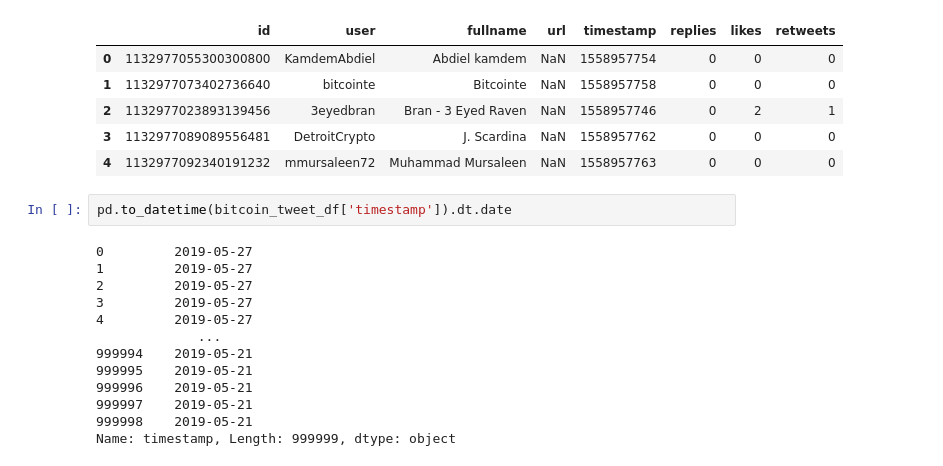
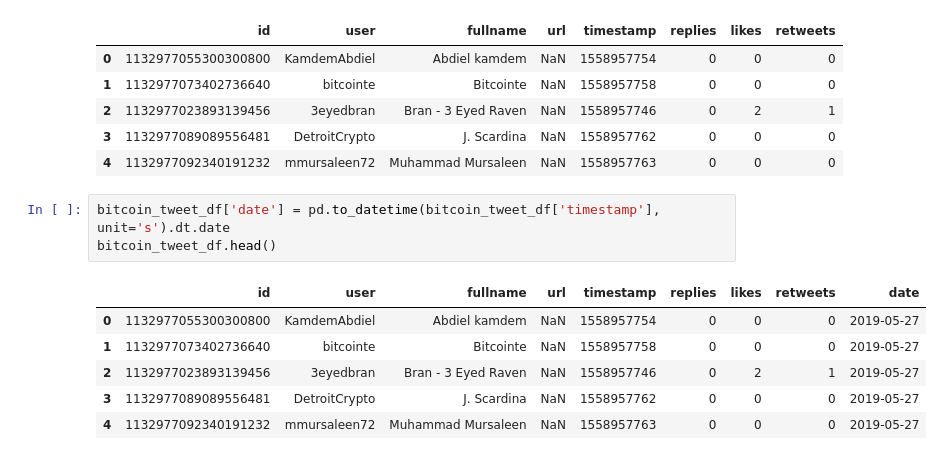
Before and after one commit to wertt89/ETLProject, a Jupyter notebook: ETLProject.ipynb, the cells around one changed output. Cells and saved outputs as stored; diff of their text form.

```diff
--- a/ETLProject.ipynb
+++ b/ETLProject.ipynb
@@ -141,17 +147,12 @@ bitcoin_tweet_df.head()
 | 3 | 1132977089089556481 | DetroitCrypto | J. Scardina | NaN | 1558957762 | 0 | 0 | 0 |
 | 4 | 1132977092340191232 | mmursaleen72 | Muhammad Mursaleen | NaN | 1558957763 | 0 | 0 | 0 |
 # %%
-pd.to_datetime(bitcoin_tweet_df['timestamp']).dt.date
+bitcoin_tweet_df['date'] = pd.to_datetime(bitcoin_tweet_df['timestamp'], unit='s').dt.date
+bitcoin_tweet_df.head()
 # %% [output]
-0         2019-05-27
-1         2019-05-27
-2         2019-05-27
-3         2019-05-27
-4         2019-05-27
-             ...
-999994    2019-05-21
-999995    2019-05-21
-999996    2019-05-21
-999997    2019-05-21
-999998    2019-05-21
-Name: timestamp, Length: 999999, dtype: object
+|  | id | user | fullname | url | timestamp | replies | likes | retweets | date |
+| 0 | 1132977055300300800 | KamdemAbdiel | Abdiel kamdem | NaN | 1558957754 | 0 | 0 | 0 | 2019-05-27 |
+| 1 | 1132977073402736640 | bitcointe | Bitcointe | NaN | 1558957758 | 0 | 0 | 0 | 2019-05-27 |
+| 2 | 1132977023893139456 | 3eyedbran | Bran - 3 Eyed Raven | NaN | 1558957746 | 0 | 2 | 1 | 2019-05-27 |
+| 3 | 1132977089089556481 | DetroitCrypto | J. Scardina | NaN | 1558957762 | 0 | 0 | 0 | 2019-05-27 |
+| 4 | 1132977092340191232 | mmursaleen72 | Muhammad Mursaleen | NaN | 1558957763 | 0 | 0 | 0 | 2019-05-27 |
```
Also changed, not shown: parts of 3 cells of this notebook.
